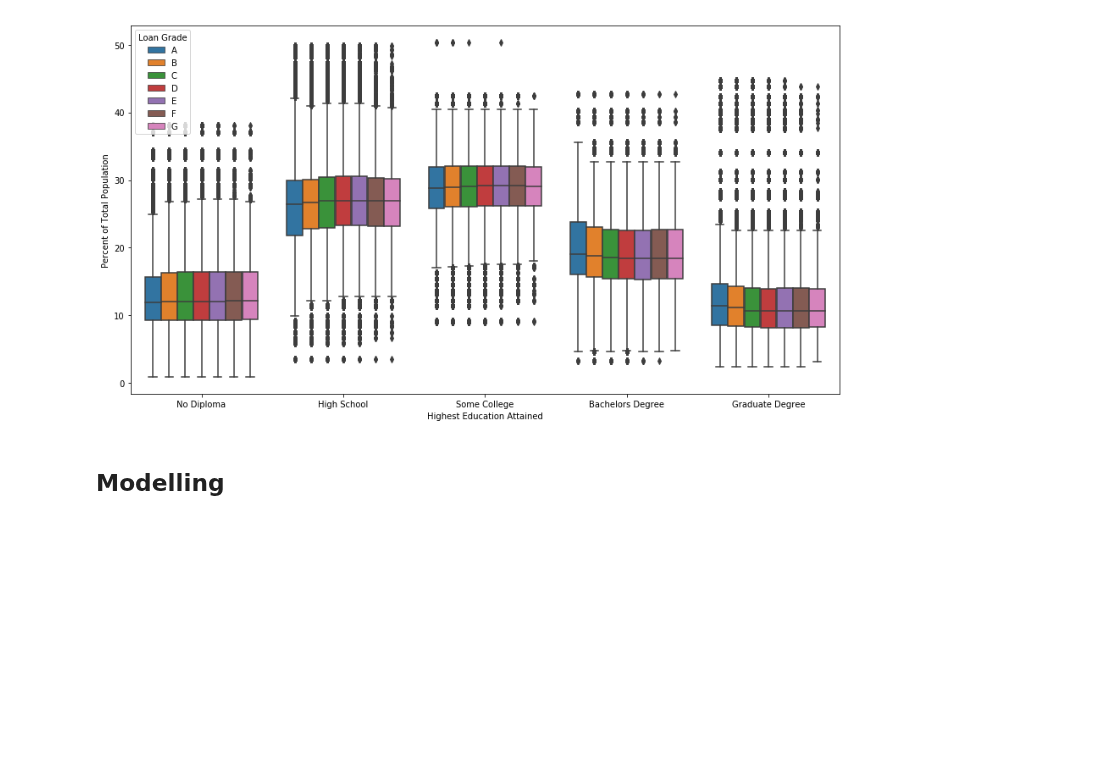
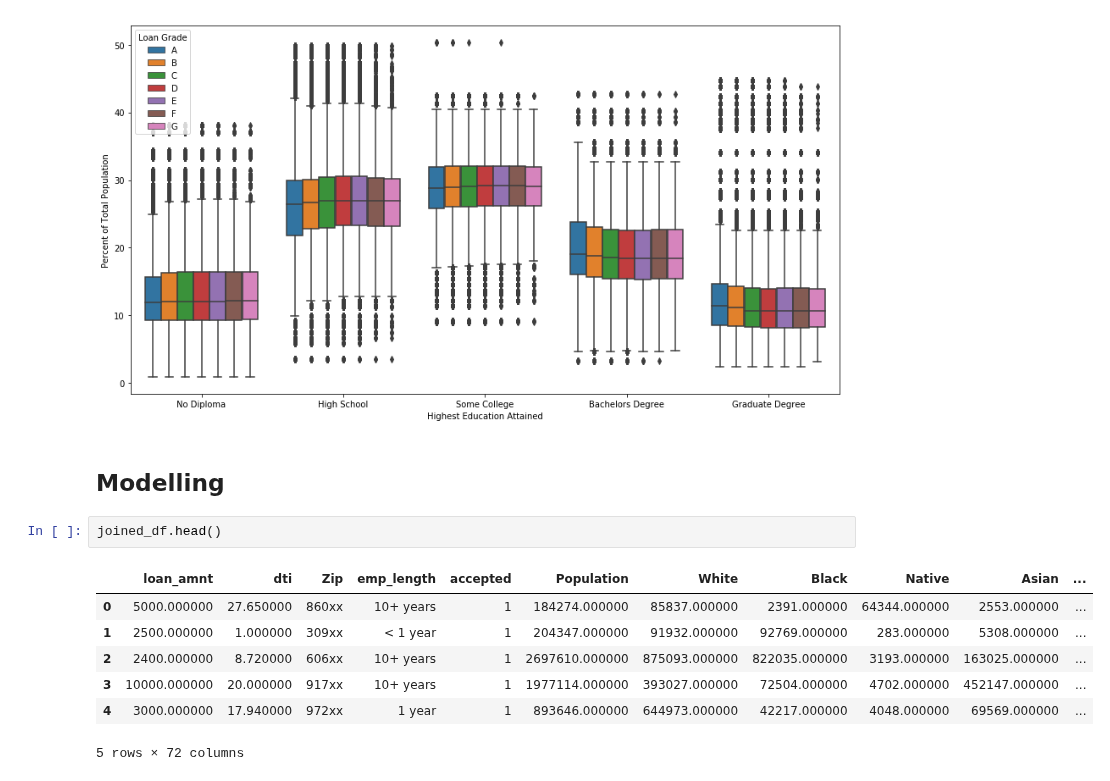
Before and after one commit to CS109Group67/lendingclub, a Jupyter notebook: notebooks/EthicalImplications.ipynb, the cells around one changed output. Saved outputs shown, nothing was run; the diff lists cells and outputs as text; blank space fills up the shorter version.

```diff
--- a/notebooks/EthicalImplications.ipynb
+++ b/notebooks/EthicalImplications.ipynb
@@ -293,3 +293,13 @@ plt.show()
 [figure]
 # %% [markdown]
 ## Modelling
+# %%
+joined_df.head()
+# %% [output]
+|  | loan_amnt | dti | Zip | emp_length | accepted | Population | White | Black | Native | Asian | ... |
+| 0 | 5000.000000 | 27.650000 | 860xx | 10+ years | 1 | 184274.000000 | 85837.000000 | 2391.000000 | 64344.000000 | 2553.000000 | ... |
+| 1 | 2500.000000 | 1.000000 | 309xx | < 1 year | 1 | 204347.000000 | 91932.000000 | 92769.000000 | 283.000000 | 5308.000000 | ... |
+| 2 | 2400.000000 | 8.720000 | 606xx | 10+ years | 1 | 2697610.000000 | 875093.000000 | 822035.000000 | 3193.000000 | 163025.000000 | ... |
+| 3 | 10000.000000 | 20.000000 | 917xx | 10+ years | 1 | 1977114.000000 | 393027.000000 | 72504.000000 | 4702.000000 | 452147.000000 | ... |
+| 4 | 3000.000000 | 17.940000 | 972xx | 1 year | 1 | 893646.000000 | 644973.000000 | 42217.000000 | 4048.000000 | 69569.000000 | ... |
+5 rows × 72 columns
```
Also changed, not shown: 2 other files.
